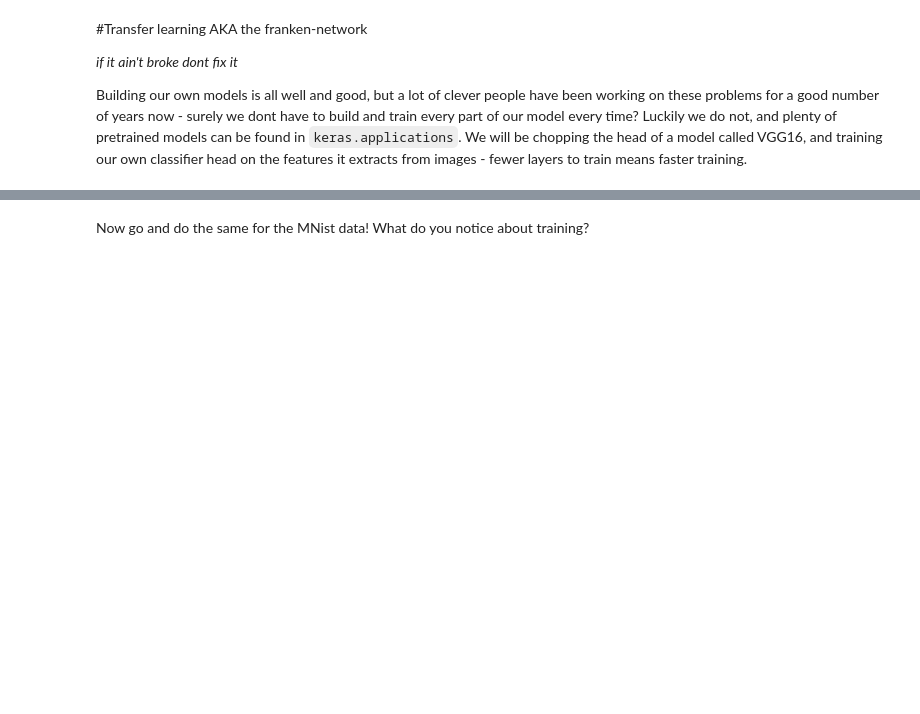
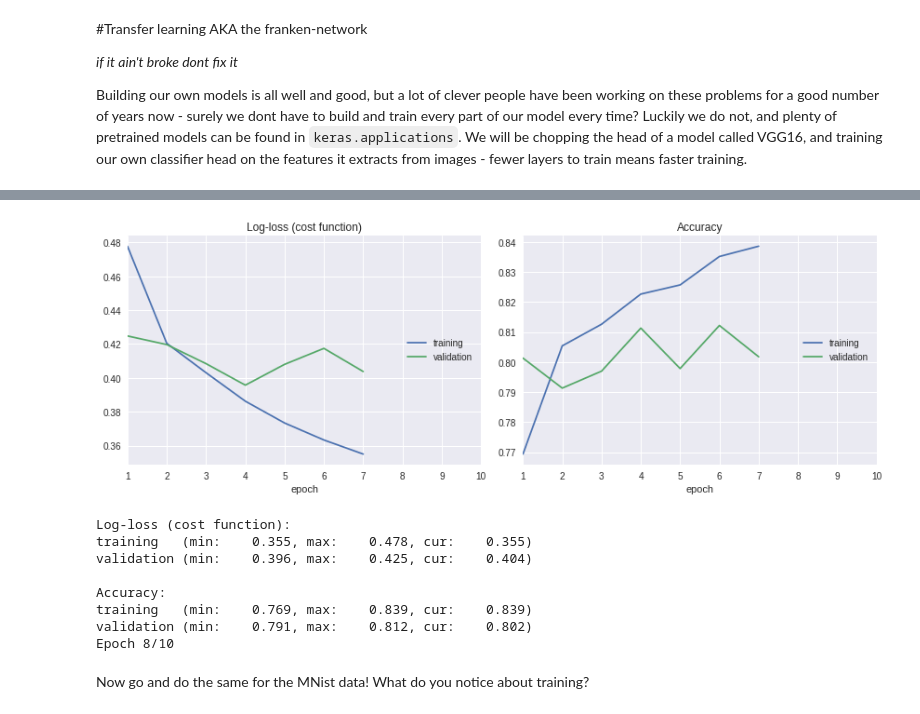
Before and after one commit to olli-turnb/AI-CNN-Workshop, a Jupyter notebook: CNNWorkshop.ipynb, the cells around one changed output, grey strips where cells are left out. Cells and saved outputs as stored; diff of their text form; code cells hidden in the pictures; blank space fills up the shorter version.

```diff
--- a/CNNWorkshop.ipynb
+++ b/CNNWorkshop.ipynb
@@ -395,19 +363,35 @@ top_model.fit(training_data, y_train, validation_split = 0.1, epochs = 10)
 # %%
 #Method 2 - stitch the two together into a franken-network with the feature extraction layers
+pt_model = applications.VGG16(include_top=False, weights='imagenet', input_shape=(64,64,3))
 
 new_model = Sequential()
-for l in pt_model.layers:
+
+for l in pt_model.layers[:-1]:
     new_model.add(l)
+# Freeze the convolution layers
+for layer in new_model.layers:
+    layer.trainable = False
 
+head_model = Sequential()
+head_model.add(Flatten())
+head_model.add(Dense(256, activation='relu'))
+head_model.add(Dropout(0.5))
+head_model.add(Dense(1, activation='sigmoid'))
 
-new_model.add(top_model)
+new_model.add(head_model)
 new_model.compile(optimizer = 'adam', loss = 'binary_crossentropy', metrics = ['accuracy'])
 
-# Freeze the convolution layers
-for i in new_model.layers[:-4]:
-    i.trainable = False
-
-new_model.fit(training_data, y_train, validation_split = 0.1, epochs = 10)
+new_model.fit(X_train, y_train, validation_split = 0.1, epochs = 10, callbacks=[PlotLossesCallback()])
+# %% [output]
+[figure, added]
+Log-loss (cost function):
+training   (min:    0.355, max:    0.478, cur:    0.355)
+validation (min:    0.396, max:    0.425, cur:    0.404)
+
+Accuracy:
+training   (min:    0.769, max:    0.839, cur:    0.839)
+validation (min:    0.791, max:    0.812, cur:    0.802)
+Epoch 8/10
 # %% [markdown]
 Now go and do the same for the MNist data! What do you notice about training?
 # %%
```
Also changed, not shown: parts of 12 cells of this notebook.
